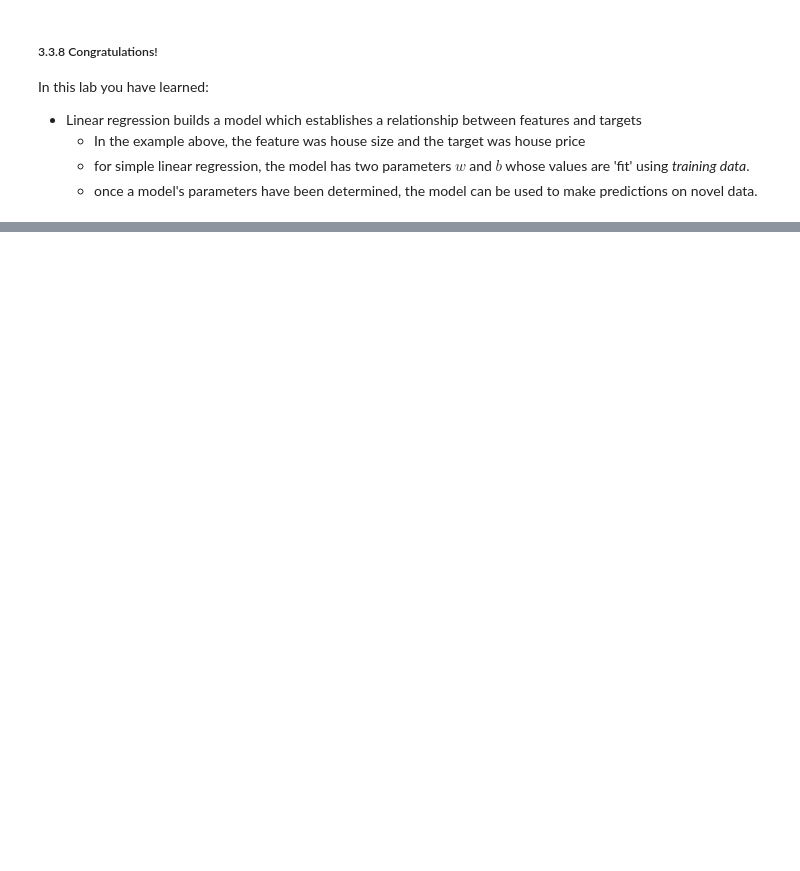
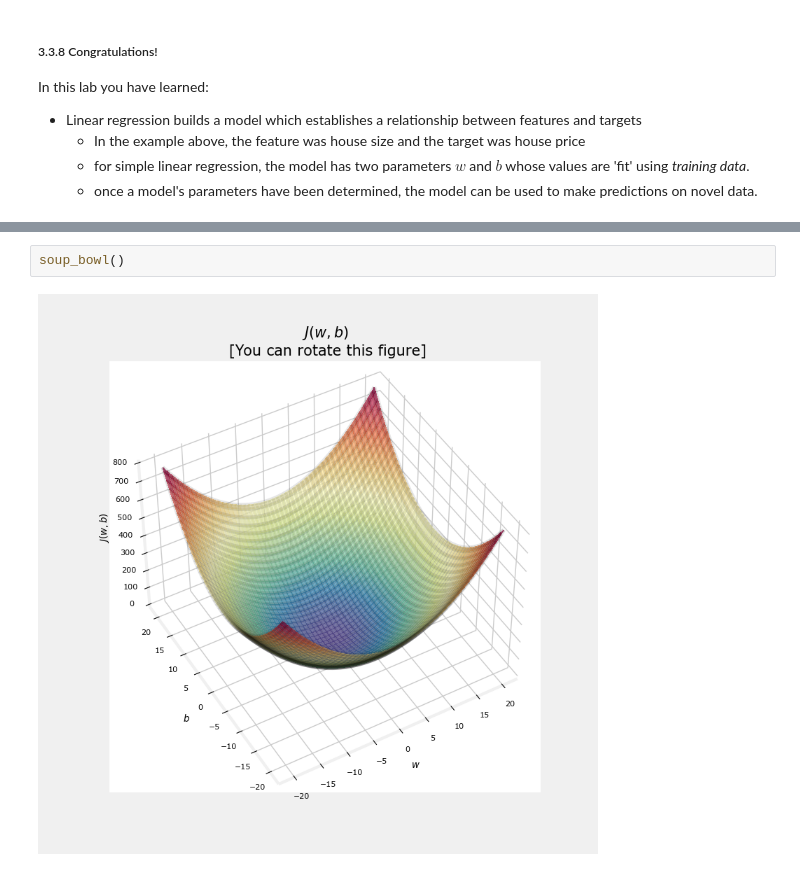
Before and after one commit to SHX0718/Machine-Learning-Specialization, a Jupyter notebook: MachineLearning-Notebook/Machine Learning Specialization.ipynb, the cells around one changed output, grey strips where cells are left out. Cells and saved outputs as stored; diff of their text form; blank space fills up the shorter version.

```diff
--- a/MachineLearning-Notebook/Machine Learning Specialization.ipynb
+++ b/MachineLearning-Notebook/Machine Learning Specialization.ipynb
@@ -730,0 +996,4 @@ At this point you might be thinking we've done a whole lot of math to define the
+# %%
+soup_bowl()
+# %% [output]
+[figure, added]
```
Also changed, not shown: parts of 36 cells of this notebook, 35 other files.
